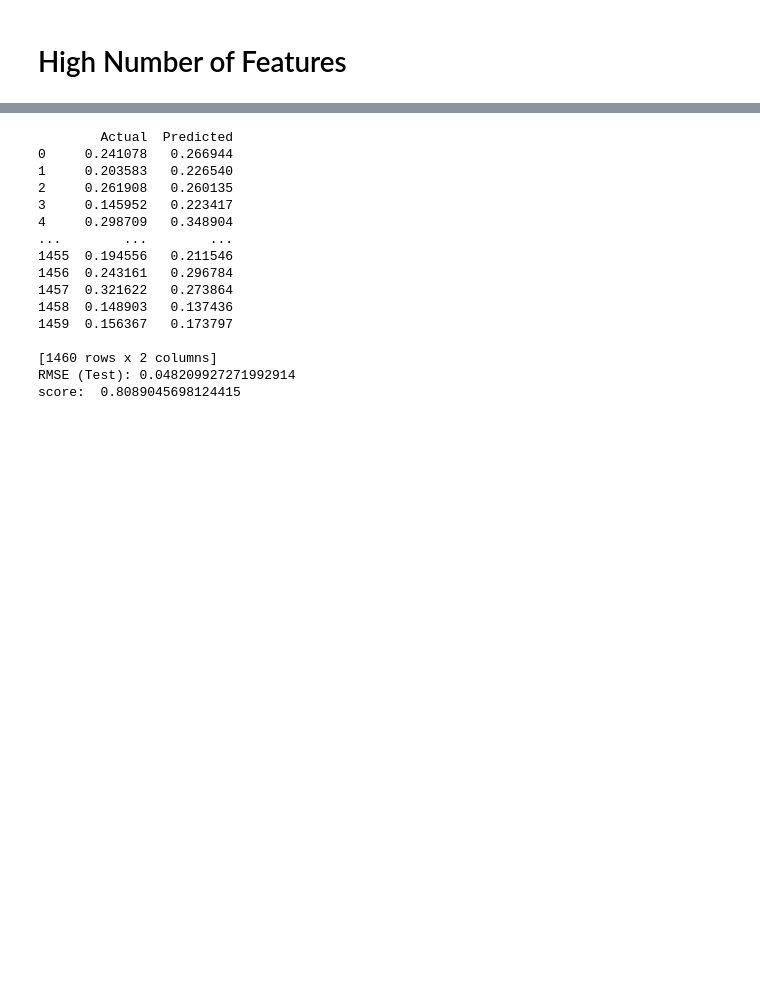
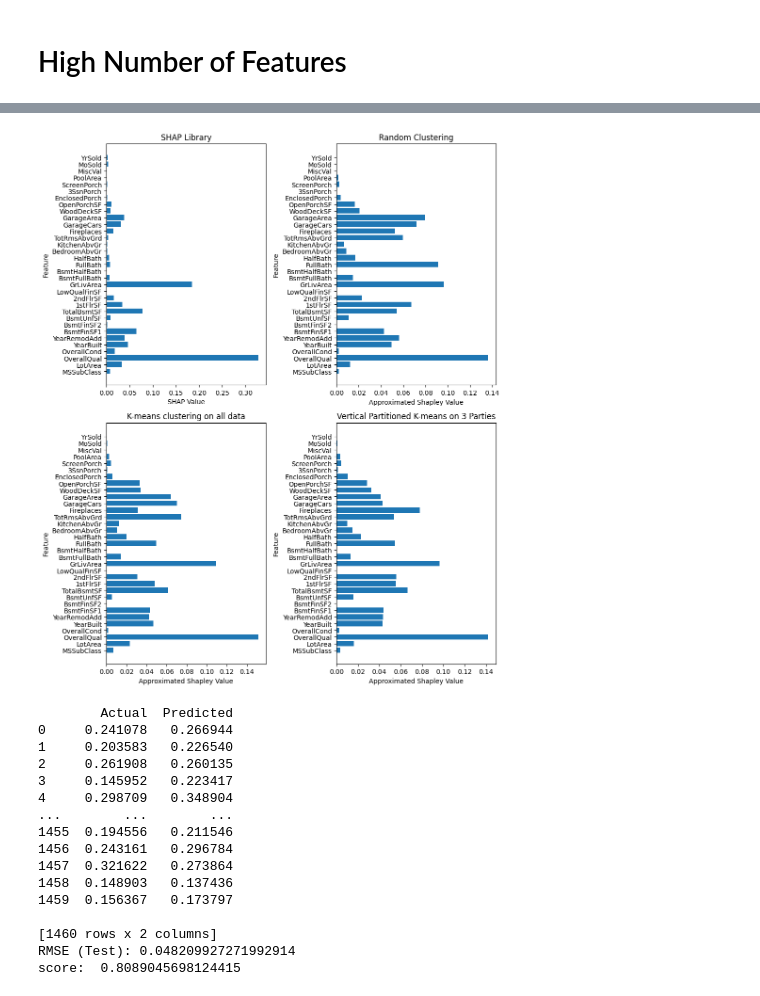
Before and after one commit to maximedidasca/hierarchical_shapley_approx, a Jupyter notebook: algo.ipynb, the cells around one changed output, grey strips where cells are left out. Saved outputs shown, nothing was run; the diff lists cells and outputs as text; code cells hidden in the pictures; blank space fills up the shorter version.

```diff
--- a/algo.ipynb
+++ b/algo.ipynb
@@ -694,7 +722,7 @@ X2, y2, shap_knn = main_knn(np.array(X_train), np.array(y_train), reg, n**(1/np.
 loops = 5
 shap_reordered = np.zeros(n)
 for _ in range(loops):
-    X2, y2, shap_knn = main_vfl(X_train, y_train, reg, n**(1/np.sqrt(n)),2)
+    X2, y2, shap_vfl = main_vfl(X_train, y_train, reg, n**(1/np.sqrt(n)),2)
 
     column_permutation = []
     for col in range(n):
@@ -703,19 +731,19 @@ for _ in range(loops):
                 column_permutation.append(col2)
                 break
 
-    shap_reordered += shap_knn[column_permutation]
+    shap_reordered += shap_vfl[column_permutation]
 
 #shap_reordered /= loops
 shap_reordered /= sum(shap_reordered)
 
-#print(shap_knn)
+#print(shap_vfl)
 mse_knn = mean_squared_error(true_shapley, shap_reordered)
 rmse_knn = np.sqrt(mse_knn)
 print(mse_knn)
 
 cosine_sim = cosine_similarity([true_shapley], [shap_reordered])[0][0]
 #print(cosine_sim)
-#plt.plot(shap_knn)
+#plt.plot(shap_vfl)
 
 # Plotting
 plt.figure(figsize=(20, 3))  # Adjust the figure size as desired
@@ -870,7 +898,7 @@ X2, y2, shap_knn = main_knn(np.array(X_train), np.array(y_train), reg, n**(1/np.
 loops = 5
 shap_reordered = np.zeros(n)
 for _ in range(loops):
-    X2, y2, shap_knn = main_vfl(X_train, y_train, reg, n**(1/np.sqrt(n)),2)
+    X2, y2, shap_vfl = main_vfl(X_train, y_train, reg, n**(1/np.sqrt(n)),2)
 
     column_permutation = []
     for col in range(n):
@@ -879,19 +907,19 @@ for _ in range(loops):
                 column_permutation.append(col2)
                 break
 
-    shap_reordered += shap_knn[column_permutation]
+    shap_reordered += shap_vfl[column_permutation]
 
 #shap_reordered /= loops
 shap_reordered /= sum(shap_reordered)
 
-#print(shap_knn)
+#print(shap_vfl)
 mse_knn = mean_squared_error(true_shapley_boston, shap_reordered)
 rmse_knn = np.sqrt(mse_knn)
 print(mse_knn)
 
 cosine_sim = cosine_similarity([true_shapley_boston], [shap_reordered])[0][0]
 #print(cosine_sim)
-#plt.plot(shap_knn)
+#plt.plot(shap_vfl)
 
 # Plotting
 plt.figure(figsize=(20, 3))  # Adjust the figure size as desired
@@ -1066,3 +1129,41 @@ Wall time: 4.14 s
+# %%
+plt.figure(figsize=(10, 12))
+
+# Plot the SHAP values
+plt.subplot(2, 2, 1)
+plt.barh(feature_names, average_shap_values)
+plt.xlabel("SHAP Value")
+plt.ylabel("Feature")
+plt.title("SHAP Library")
+
+# Plot the approximated Shapley values with Min cluster size=15, 1 iteration
+plt.subplot(2, 2, 2)
+plt.barh(feature_names, shap_reordered)
+plt.xlabel("Approximated Shapley Value")
+plt.ylabel("Feature")
+plt.title("Random Clustering")
+
+# Plot the approximated Shapley values with Min cluster size=7, 20 iteration
+plt.subplot(2, 2, 3)
+plt.barh(feature_names, shap_reordered2)
+plt.xlabel("Approximated Shapley Value")
+plt.ylabel("Feature")
+plt.title("K-means clustering on all data")
+
+# Plot the approximated Shapley values with Min cluster size=3, 3 iterations
+plt.subplot(2, 2, 4)
+plt.barh(feature_names, shap_reordered3)
+plt.xlabel("Approximated Shapley Value")
+plt.ylabel("Feature")
+plt.title("Vertical Partitioned K-means on 3 Parties")
+
+# Adjust the layout for better readability if needed
+plt.tight_layout()
+
+# Show the plot
+plt.show()
+# %% [output]
+[figure, added]
 # %%
 
 #reg = LinearRegression()
```
Also changed, not shown: parts of 17 cells of this notebook.
